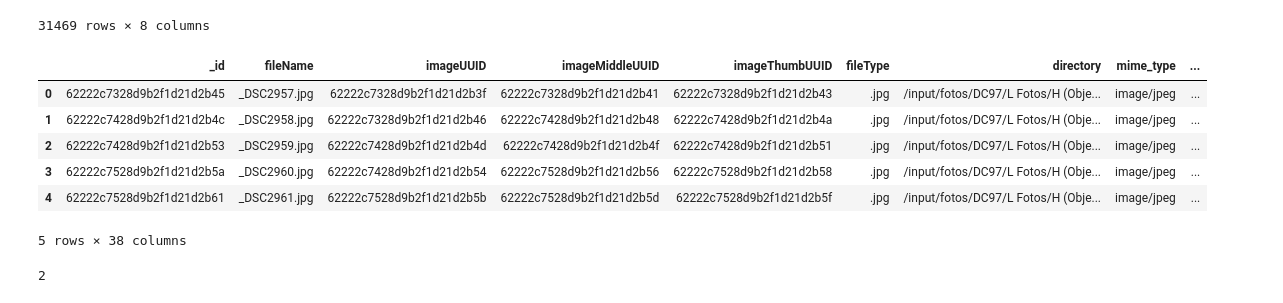
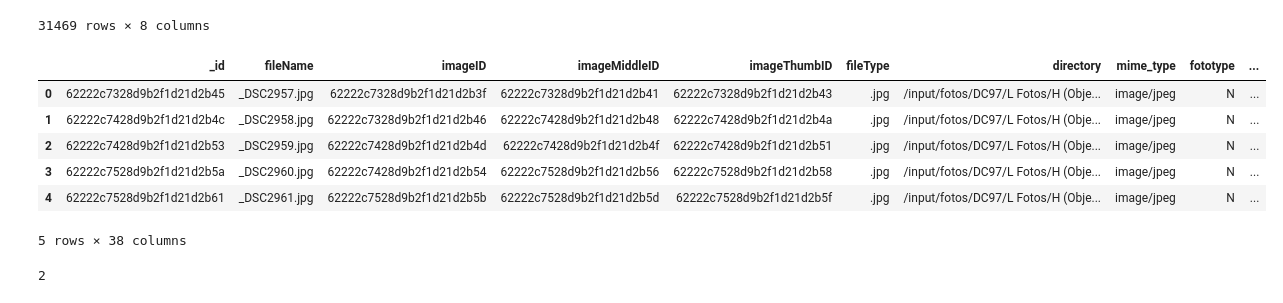
Before and after one commit to brienen/wasstraat_archeologische_data, a Jupyter notebook: notebooks/Analyse Fotos.ipynb, the cells around one changed output. Saved outputs shown, nothing was run; the diff lists cells and outputs as text; code cells hidden in the pictures.

```diff
--- a/notebooks/Analyse Fotos.ipynb
+++ b/notebooks/Analyse Fotos.ipynb
@@ -82,40 +82,40 @@ df_fotokoppel
 # %%
 regexTable = re.compile(r'\'table\': \'(.*?)\'') # regex to replace Object
 regexProject = re.compile(r'\'project\': \'(.*?)\'') # regex to replace Object
 
 def getTable(brondata):
     try:
         return regexTable.search(str(brondata)).group(1)
     except:
         return None
 
 def getProject(brondata):
     try:
         return regexProject.search(str(brondata)).group(1)
     except:
         return None
 
 
 df_merge = df_foto.merge(df_fotokoppel, how="left", right_on="bestandsnaam", left_on="fileName", suffixes=("", "_koppel"))
 df_merge = df_merge.merge(df_fotobeschr, how="left", on=["abcd-nr", "projectcd"], suffixes=("", "_beschr"))
 df_merge['soort'] = 'Foto'
 df_merge['brondata'] = df_merge.apply(lambda x: [x['brondata'], x['brondata_beschr']], axis=1)
 df_merge['wasstraat'] = df_merge.apply(lambda x: {"projects": [getProject(elem) for elem in x['brondata'] if getProject(elem)], "tables": [getTable(elem) for elem in x['brondata'] if getTable(elem)]}, axis=1)
-df_merge = df_merge[['_id', 'fileName', 'imageUUID', 'imageMiddleUUID', 'imageThumbUUID',
+df_merge = df_merge[['_id', 'fileName', 'imageID', 'imageMiddleID', 'imageThumbID',
        'fileType', 'directory', 'mime_type', 'fototype', 'soort', 'projectcd',
        'materiaal', 'putnr', 'vondstnr', 'fotonr', 'vondstkey_met_putnr',
        'key', 'key_project', 'key_project_type', 'key_vondst', 'artefactnr',
        'key_artefact', 'fotosubnr', 'aantal', 'gewicht', 'materiaalcode',
        'materiaalspecifiek', 'brondata', 'materiaalgroep',
        'pad', 'spoornr', 'profiel', 'subnr', 'datum', 'omschrijving', 'vlaknr', 'richting', 'wasstraat']]
 df_merge.head(5)
 # %% [output]
-|  | _id | fileName | imageUUID | imageMiddleUUID | imageThumbUUID | fileType | directory | mime_type | ... |
-| 0 | 62222c7328d9b2f1d21d2b45 | _DSC2957.jpg | 62222c7328d9b2f1d21d2b3f | 62222c7328d9b2f1d21d2b41 | 62222c7328d9b2f1d21d2b43 | .jpg | /input/fotos/DC97/L Fotos/H (Obje... | image/jpeg | ... |
-| 1 | 62222c7428d9b2f1d21d2b4c | _DSC2958.jpg | 62222c7328d9b2f1d21d2b46 | 62222c7428d9b2f1d21d2b48 | 62222c7428d9b2f1d21d2b4a | .jpg | /input/fotos/DC97/L Fotos/H (Obje... | image/jpeg | ... |
-| 2 | 62222c7428d9b2f1d21d2b53 | _DSC2959.jpg | 62222c7428d9b2f1d21d2b4d | 62222c7428d9b2f1d21d2b4f | 62222c7428d9b2f1d21d2b51 | .jpg | /input/fotos/DC97/L Fotos/H (Obje... | image/jpeg | ... |
-| 3 | 62222c7528d9b2f1d21d2b5a | _DSC2960.jpg | 62222c7428d9b2f1d21d2b54 | 62222c7528d9b2f1d21d2b56 | 62222c7528d9b2f1d21d2b58 | .jpg | /input/fotos/DC97/L Fotos/H (Obje... | image/jpeg | ... |
-| 4 | 62222c7528d9b2f1d21d2b61 | _DSC2961.jpg | 62222c7528d9b2f1d21d2b5b | 62222c7528d9b2f1d21d2b5d | 62222c7528d9b2f1d21d2b5f | .jpg | /input/fotos/DC97/L Fotos/H (Obje... | image/jpeg | ... |
+|  | _id | fileName | imageID | imageMiddleID | imageThumbID | fileType | directory | mime_type | fototype | ... |
+| 0 | 62222c7328d9b2f1d21d2b45 | _DSC2957.jpg | 62222c7328d9b2f1d21d2b3f | 62222c7328d9b2f1d21d2b41 | 62222c7328d9b2f1d21d2b43 | .jpg | /input/fotos/DC97/L Fotos/H (Obje... | image/jpeg | N | ... |
+| 1 | 62222c7428d9b2f1d21d2b4c | _DSC2958.jpg | 62222c7328d9b2f1d21d2b46 | 62222c7428d9b2f1d21d2b48 | 62222c7428d9b2f1d21d2b4a | .jpg | /input/fotos/DC97/L Fotos/H (Obje... | image/jpeg | N | ... |
+| 2 | 62222c7428d9b2f1d21d2b53 | _DSC2959.jpg | 62222c7428d9b2f1d21d2b4d | 62222c7428d9b2f1d21d2b4f | 62222c7428d9b2f1d21d2b51 | .jpg | /input/fotos/DC97/L Fotos/H (Obje... | image/jpeg | N | ... |
+| 3 | 62222c7528d9b2f1d21d2b5a | _DSC2960.jpg | 62222c7428d9b2f1d21d2b54 | 62222c7528d9b2f1d21d2b56 | 62222c7528d9b2f1d21d2b58 | .jpg | /input/fotos/DC97/L Fotos/H (Obje... | image/jpeg | N | ... |
+| 4 | 62222c7528d9b2f1d21d2b61 | _DSC2961.jpg | 62222c7528d9b2f1d21d2b5b | 62222c7528d9b2f1d21d2b5d | 62222c7528d9b2f1d21d2b5f | .jpg | /input/fotos/DC97/L Fotos/H (Obje... | image/jpeg | N | ... |
 5 rows × 38 columns
 # %%
 updates=[ ReplaceOne({"_id": record['_id']}, record, upsert=True) for record in [v.dropna().to_dict() for k,v in df_merge.iterrows()]]  #
```
Also changed, not shown: parts of 1 cell of this notebook, 24 other files.
